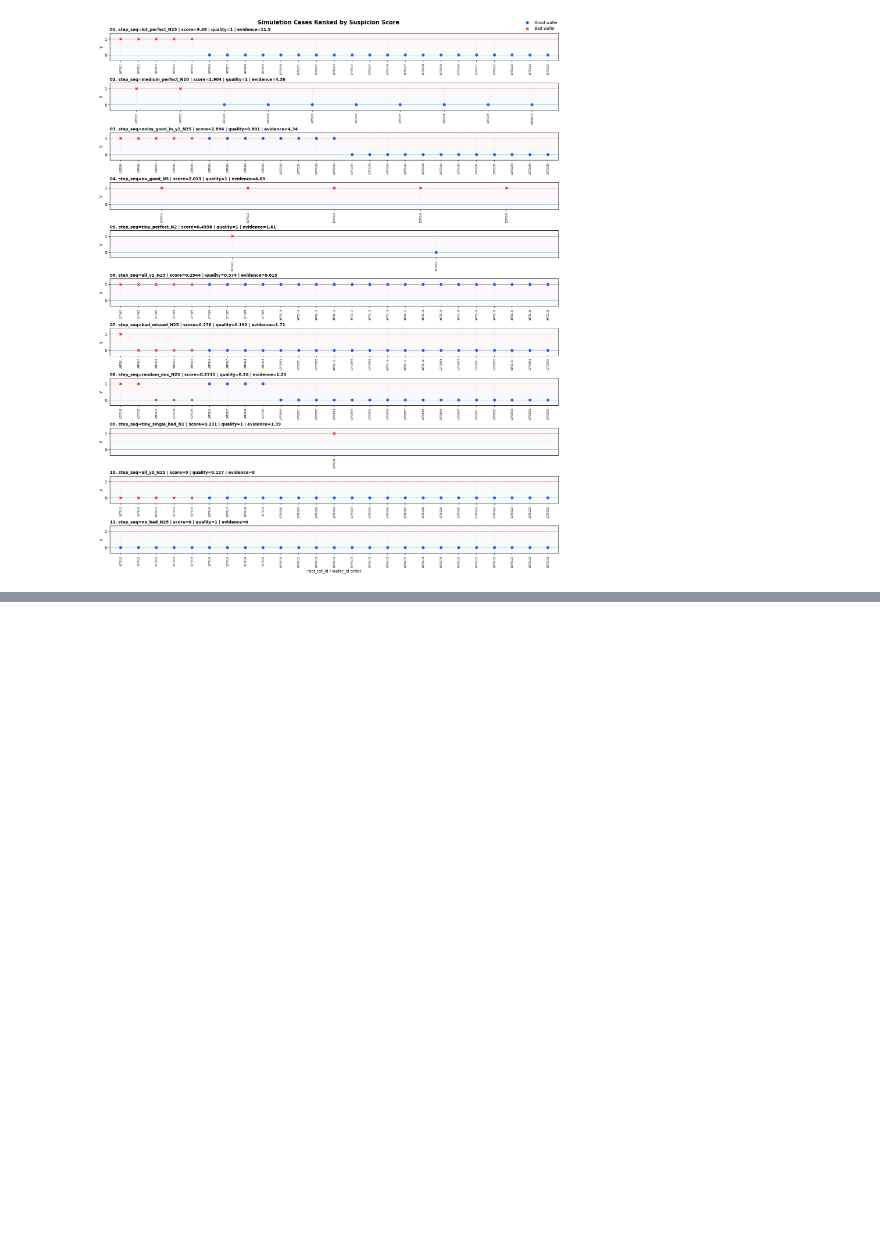
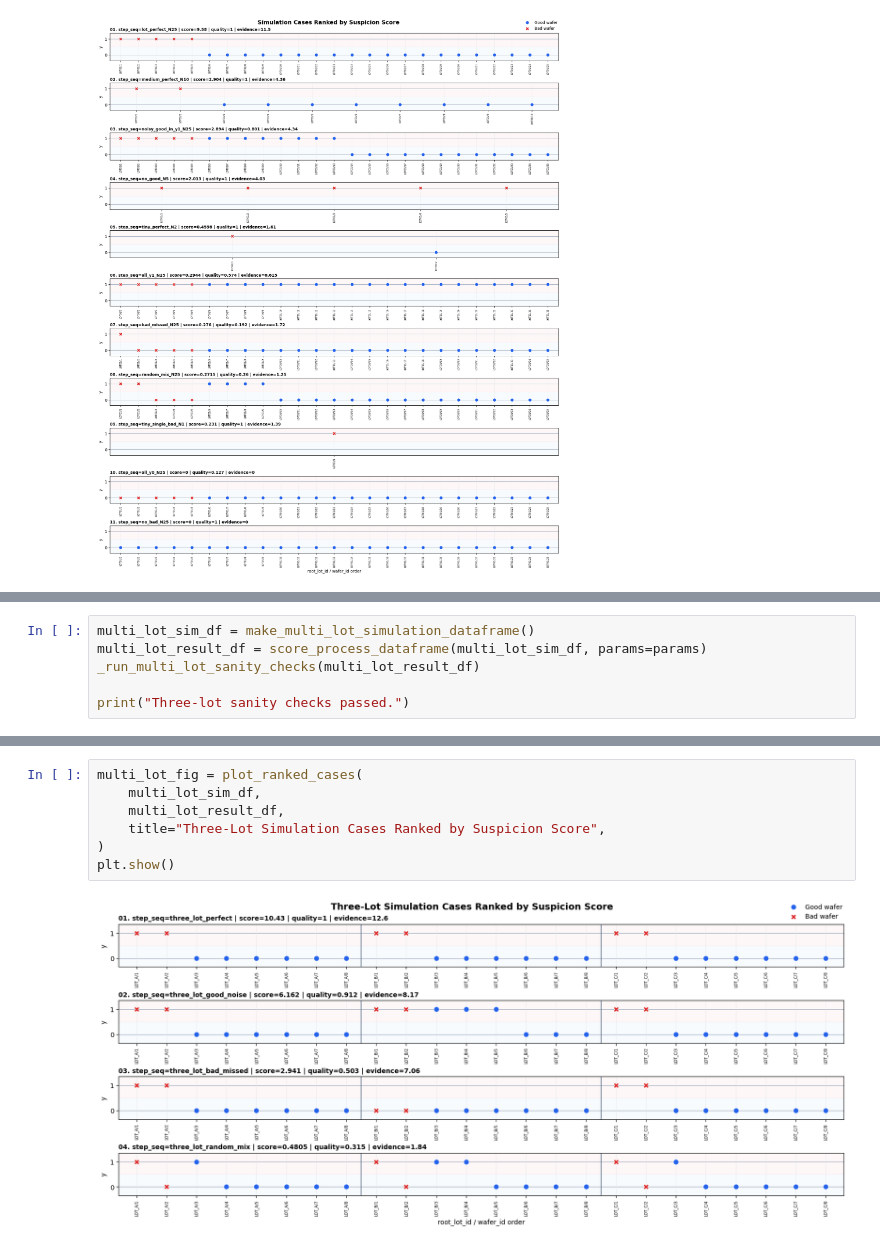
Before and after one commit to sgp105/scratch_finder, a Jupyter notebook: wafer_process_suspicion_sim.ipynb, the cells around one changed output, grey strips where cells are left out. Drawn from its saved outputs; the diff is of its cells as text; blank space fills up the shorter version.

Commit message:
Add three-lot simulation charts

```diff
--- a/wafer_process_suspicion_sim.ipynb
+++ b/wafer_process_suspicion_sim.ipynb
@@ -97,0 +104,6 @@ plt.show()
+# %%
+multi_lot_sim_df = make_multi_lot_simulation_dataframe()
+multi_lot_result_df = score_process_dataframe(multi_lot_sim_df, params=params)
+_run_multi_lot_sanity_checks(multi_lot_result_df)
+
+print("Three-lot sanity checks passed.")
@@ -97,0 +133,9 @@ plt.show()
+# %%
+multi_lot_fig = plot_ranked_cases(
+    multi_lot_sim_df,
+    multi_lot_result_df,
+    title="Three-Lot Simulation Cases Ranked by Suspicion Score",
+)
+plt.show()
+# %% [output]
+[figure, added]
```
Also changed, not shown: parts of 4 cells of this notebook, 1 other file.
